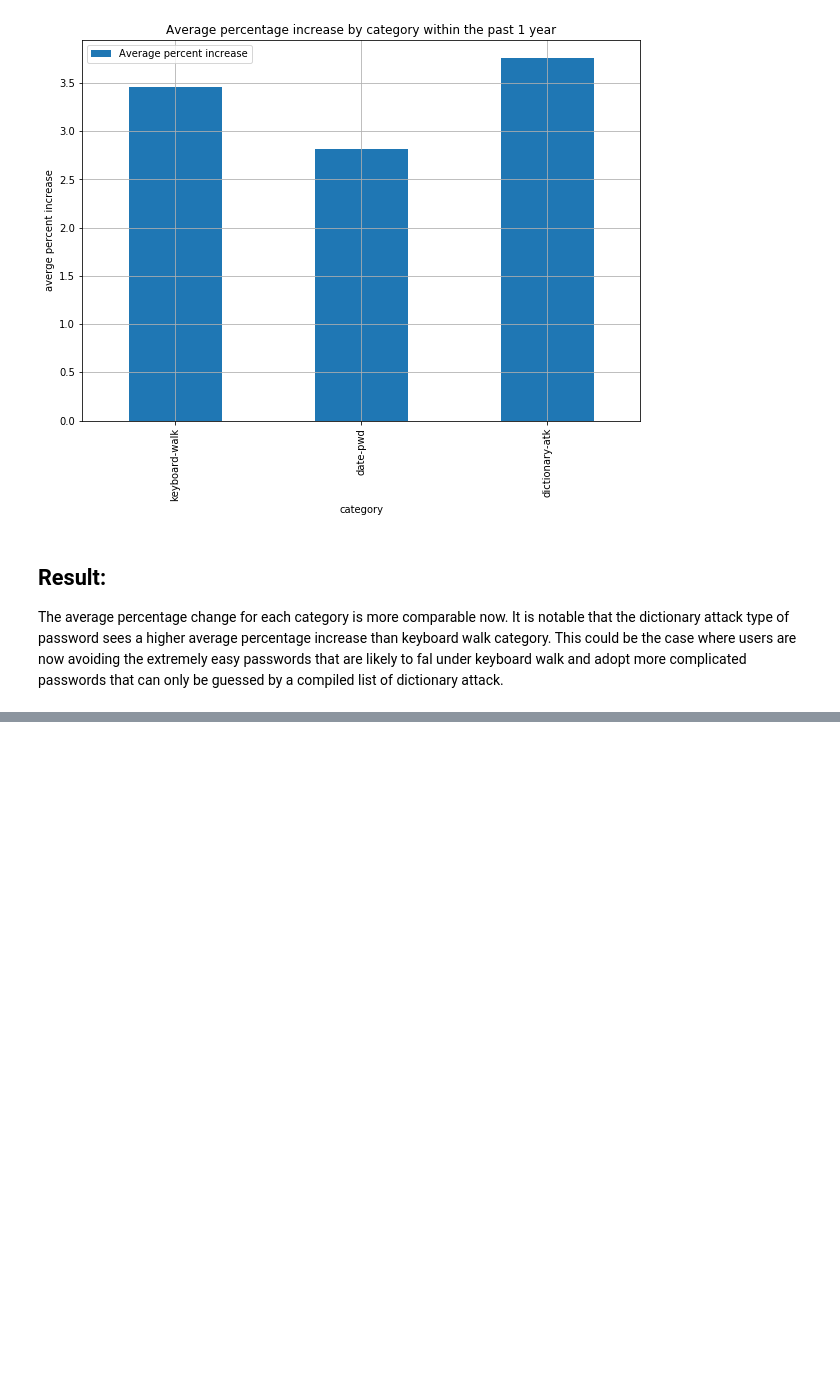
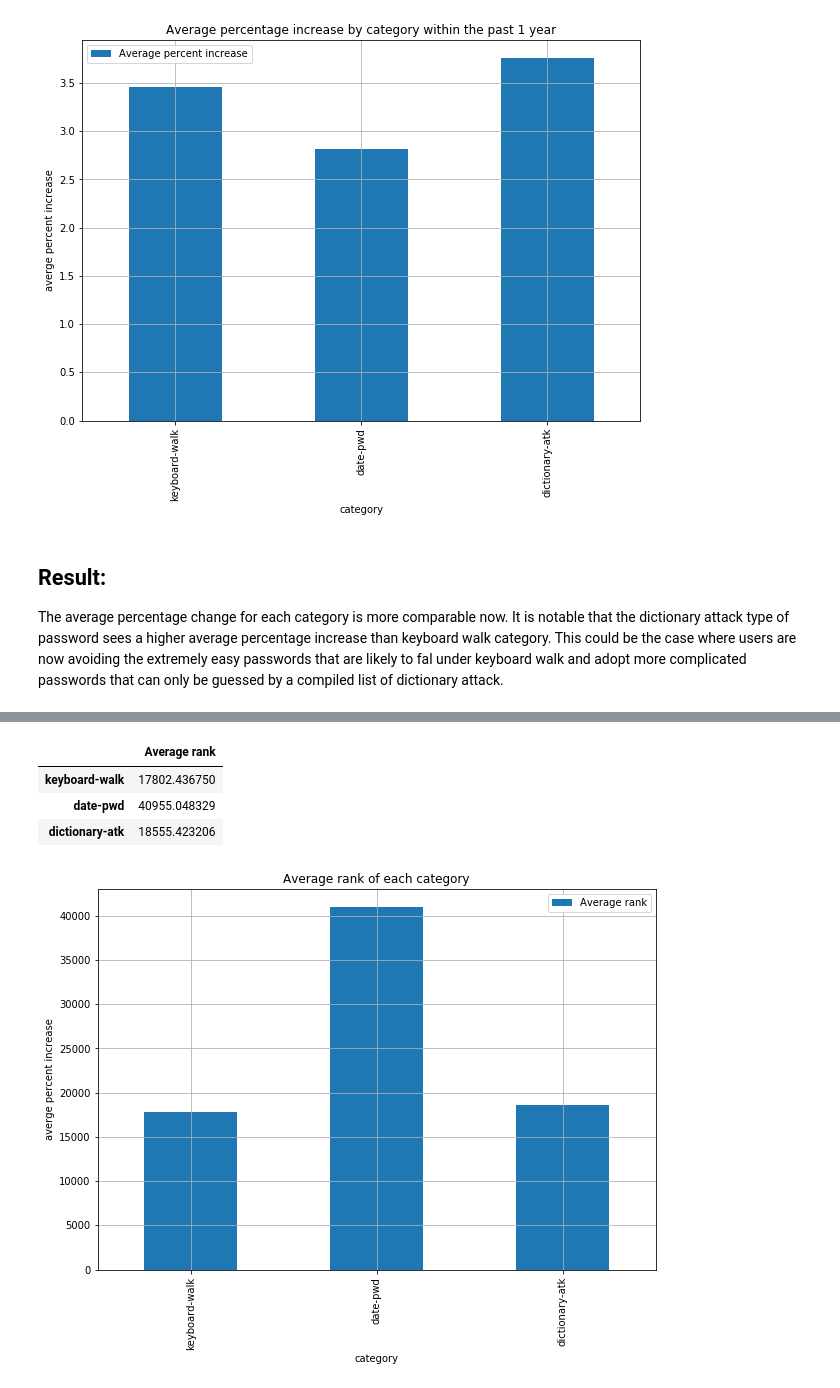
Before and after one commit to winnawat/pwned-pass-proj, a Jupyter notebook: report-notebook/pwned-passwords-final-report.ipynb, the cells around one changed output, grey strips where cells are left out. Cells and saved outputs as stored; diff of their text form; code cells hidden in the pictures; blank space fills up the shorter version.

```diff
--- a/report-notebook/pwned-passwords-final-report.ipynb
+++ b/report-notebook/pwned-passwords-final-report.ipynb
@@ -699,0 +695,24 @@ The average percentage change for each category is more comparable now. It is no
+# %%
+keyboard_walk_v3_rank = float(count_delta.groupby("keyboard-walk").mean()["rank"][1:2])
+date_pwd_v3_rank = float(count_delta.groupby("date-pwd").mean()["rank"][1:2])
+dictionary_v3_rank = float(count_delta.groupby("dictionary-atk").mean()["rank"][1:2])
+rank = pd.DataFrame({"Average rank":[keyboard_walk_v3_rank,
+                                     date_pwd_v3_rank,
+                                     dictionary_v3_rank]})
+rank.index = ["keyboard-walk", "date-pwd", "dictionary-atk"]
+rank
+# %% [output]
+|  | Average rank |
+| keyboard-walk | 17802.436750 |
+| date-pwd | 40955.048329 |
+| dictionary-atk | 18555.423206 |
+# %%
+ax = rank.loc[:,['Average rank']].plot.bar(stacked=False,
+                                                figsize=(10,7),
+                                                grid=True,
+                                                title='Average rank of each category')
+ax.set_xlabel("category")
+ax.set_ylabel("averge percent increase")
+plt.savefig("avg-percent-increase")
+# %% [output]
+[figure, added]
```
Also changed, not shown: parts of 6 cells of this notebook.
